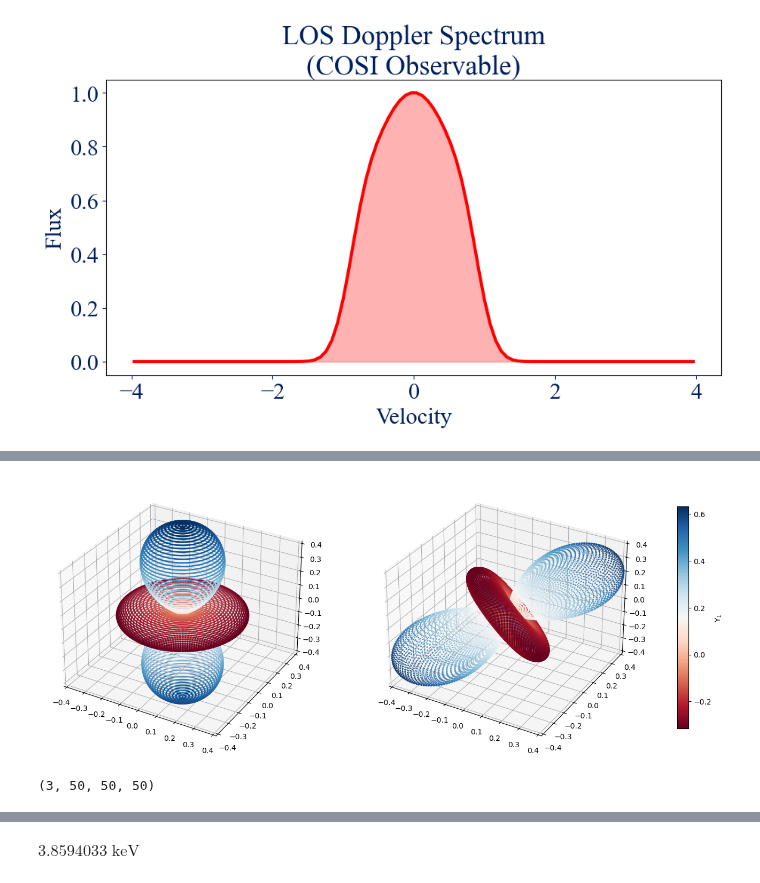
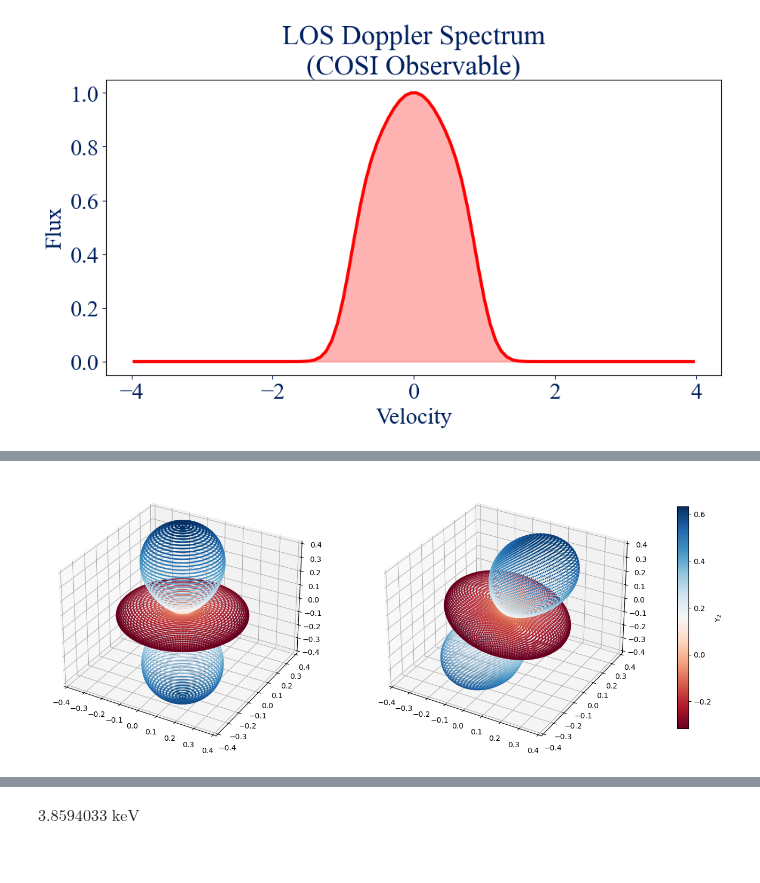
Before and after one commit to avalluvan/cosipy, a Jupyter notebook: docs/unbinned/image_deconvolution/SH_visualization_3.ipynb, the cells around one changed output, grey strips where cells are left out. Cells and saved outputs as stored; diff of their text form; code cells hidden in the pictures.

Commit message:
Monopole, dipole, quadrupole using Wigner rotations

```diff
--- a/docs/unbinned/image_deconvolution/SH_visualization_3.ipynb
+++ b/docs/unbinned/image_deconvolution/SH_visualization_3.ipynb
@@ -213,23 +189,0 @@ plt.show()
-# %%
-import spherical
-import quaternionic
-
-# ── Wigner D-matrix ──
-x, y, z, w = R.as_quat()     # scipy as_quat() is scalar-last (x, y, z, w) → quaternionic expects scalar-first (w, x, y, z)
-quat = quaternionic.array([w, x, y, z])
-
-wig = spherical.Wigner(1)
-D   = wig.D(quat)            # full D-matrix storage object
-
-# ── Rotated Y_1^0 on original (THETA, PHI) grid ──
-# Ỹ_1^0 = Σ_{m'} D^(1)_{m', 0} · Y_1^{m'}
-l, m_source = 1, 0
-Y_1_rot = np.zeros_like(THETA, dtype=complex)
-for mp in range(-l, l+1):
-    D_coeff  = D[wig.Dindex(l, mp, m_source)].conj()   # note .conj()
-    Y_1_rot += D_coeff * sph_harm_y(l, mp, THETA, PHI)
-
-Y_1_rot = Y_1_rot.real
-
-X_cart, Y_cart, Z_cart = spherical_to_cartesian(np.abs(Y_1), THETA, PHI)
-X_rot,  Y_rot, Z_rot = spherical_to_cartesian(np.abs(Y_1_rot),  THETA, PHI)
@@ -294,17 +315,27 @@ X_rot,  Y_rot,  Z_rot  = spherical_to_cartesian(np.abs(Y_2_rot), THETA, PHI)
+# %%
+l, m = 2, 0
+
+# Define rotation
+theta_rot, phi_rot = np.pi/8, 0
+R = get_rotation_matrix(theta_rot, phi_rot)
+
+# ── Original harmonic ──
+Y_2_orig = sph_harm_y(l, m, THETA, PHI).real
+X_cart, Y_cart, Z_cart = spherical_to_cartesian(np.abs(Y_2_orig), THETA, PHI)
+
+# -- Rotated harmonic ──
+Y_2_rot = rotate_sph_harm(l, m, R, THETA, PHI)
+X_cart_rot, Y_cart_rot, Z_cart_rot = spherical_to_cartesian(np.abs(Y_2_rot), THETA, PHI)
 # %%
 fig, axs = plt.subplots(1, 2, figsize=(18, 9), subplot_kw={'projection': '3d'})
 
-sc = axs[0].scatter(X_cart, Y_cart, Z_cart, s=1, c=Y_2, cmap='RdBu')
+sc = axs[0].scatter(X_cart, Y_cart, Z_cart, s=1, c=Y_2_orig, cmap='RdBu')
 axs[0].set_xlim(-0.4, 0.4); axs[0].set_ylim(-0.4, 0.4); axs[0].set_zlim(-0.4, 0.4)
 
-sc = axs[1].scatter(X_rot, Y_rot, Z_rot, s=1, c=Y_2_rot, cmap='RdBu')
+sc = axs[1].scatter(X_cart_rot, Y_cart_rot, Z_cart_rot, s=1, c=Y_2_rot, cmap='RdBu')
 axs[1].set_xlim(-0.4, 0.4); axs[1].set_ylim(-0.4, 0.4); axs[1].set_zlim(-0.4, 0.4)
 
-plt.colorbar(sc, ax=axs, shrink=0.6, label='Y$_1$')
+plt.colorbar(sc, ax=axs, shrink=0.6, label=fr'Y$_{l}$')
 plt.show()
 # %% [output]
-[figure, old version]
+[figure, new version]
-# %%
-np.mgrid[-1:1:50j, -1:1:50j, -1:1:50j].shape
-# %% [output]
-(3, 50, 50, 50)
```
Also changed, not shown: parts of 18 cells of this notebook.
